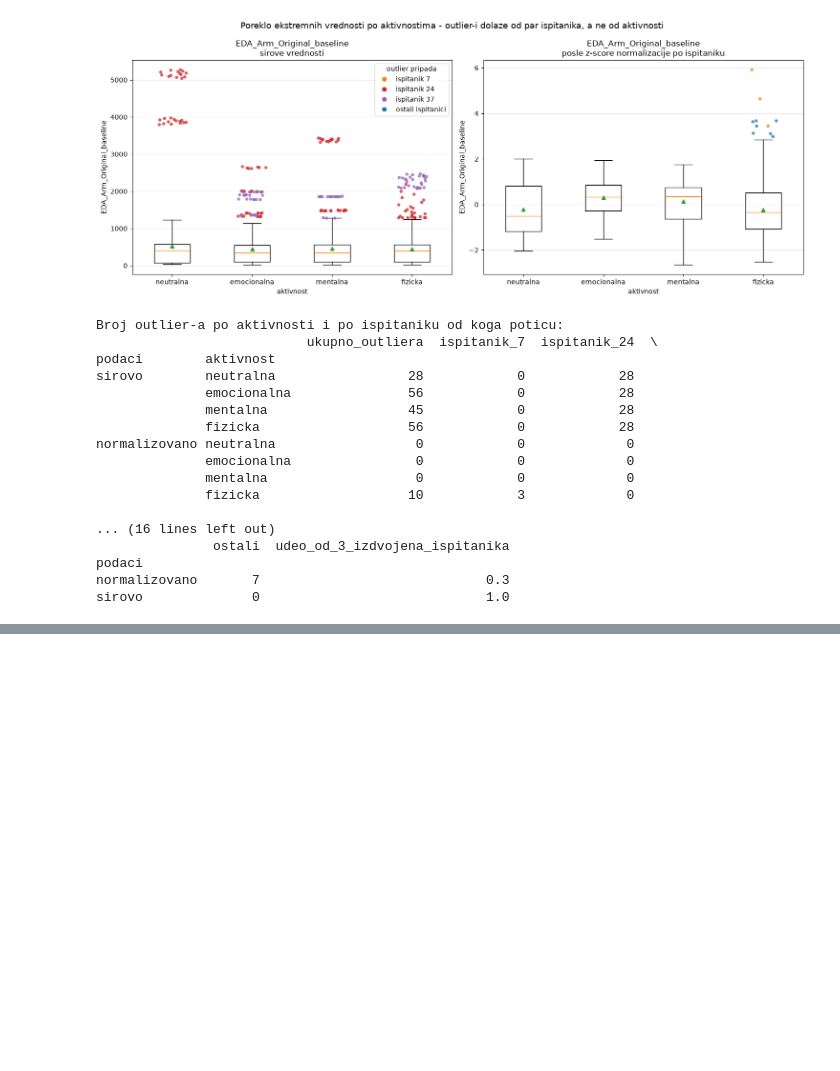
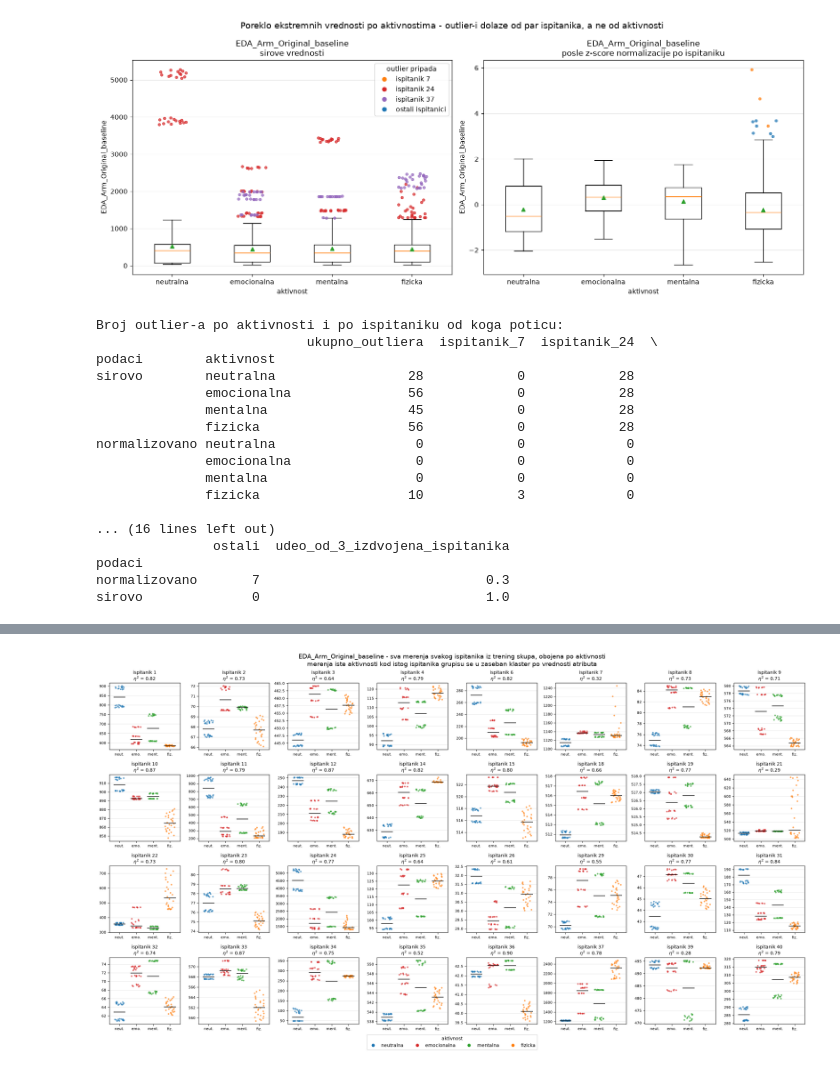
Before and after one commit to Boce03/ml_activity_classification, a Jupyter notebook: notebook.ipynb, the cells around one changed output, grey strips where cells are left out. Saved outputs shown, nothing was run; the diff lists cells and outputs as text; code cells hidden in the pictures; blank space fills up the shorter version.

```diff
--- a/notebook.ipynb
+++ b/notebook.ipynb
@@ -681,0 +791,97 @@ sirovo              0                             1.0
+# %%
+# Isti prikaz kao u prethodnoj celiji, samo sto umesto boxplot-a crtamo pojedinacna merenja kao tacke (scatter), obojene po aktivnosti.
+# Boxplot pokazuje samo sazetak raspodele (medijanu, kvartile), pa se ne vidi koliko merenja stvarno ima u svakoj grupi
+# niti da li se tacke dve aktivnosti mesaju ili su lepo razdvojene. Na scatter-u se vidi svako od 112 merenja ispitanika.
+# Tacke horizontalno rasipamo (jitter) jer bi inace svih 28 merenja jedne aktivnosti palo na istu vertikalnu liniju i preklopilo se.
+# Cilj je da se vidi da merenja iste aktivnosti kod istog ispitanika grade zaseban klaster po visini (po vrednosti atributa).
+
+STRIP_JITTER_WIDTH = 0.28
+
+rng = np.random.default_rng(RANDOM_STATE)
+
+fig, axes = plt.subplots(n_rows, n_columns, figsize=(22, 3.1 * n_rows))
+
+for ax, subject in zip(axes.ravel(), train_subjects):
+    subject_mask = groups_train == subject
+    subject_values = feature_by_subject[subject_mask]
+    subject_labels = y_train[subject_mask]
+
+    for position, activity in enumerate(activities, start=1):
+        points = subject_values[subject_labels == activity]
+        ax.scatter(
+            position + rng.uniform(-STRIP_JITTER_WIDTH, STRIP_JITTER_WIDTH, len(points)),
+            points,
+            color=ACTIVITY_PLOT_COLORS[activity],
+            s=12,
+            alpha=0.7,
+            edgecolors="none",
+        )
+        # crna crta na nivou medijane, kao orijentir gde je centar klastera
+        ax.hlines(points.median(), position - 0.35, position + 0.35, color="black", linewidth=1.2, zorder=3)
+
+    ax.set_xticks(activities)
+    ax.set_xticklabels([ACTIVITY_SHORT_NAMES[activity] for activity in activities])
+    ax.set_xlim(0.4, len(activities) + 0.6)
+    ax.set_title(f"ispitanik {subject}\n" + r"$\eta^2$ = " + f"{eta_per_subject[subject]:.2f}", fontsize=10)
+    ax.tick_params(axis="both", labelsize=8)
+    ax.grid(axis="y", alpha=0.3)
+
+for ax in axes.ravel()[len(train_subjects):]:
+    ax.axis("off")
+
+legend_handles = [
+    Line2D([], [], marker="o", linestyle="", color=ACTIVITY_PLOT_COLORS[activity], label=ACTIVITY_NAMES[activity])
+    for activity in activities
+]
+fig.legend(handles=legend_handles, title="aktivnost", loc="lower center", ncol=4, bbox_to_anchor=(0.5, -0.01))
+
+fig.suptitle(
+    f"{top_feature} - sva merenja svakog ispitanika iz trening skupa, obojena po aktivnosti\n"
+    "merenja iste aktivnosti kod istog ispitanika grupisu se u zaseban klaster po vrednosti atributa",
+    fontsize=14,
+)
+fig.tight_layout(rect=(0, 0.03, 1, 1))
+plt.show()
+
+# --- Brojcana provera koliko su klasteri stvarno razdvojeni ---
+# Za svako merenje jednog ispitanika trazimo njemu najblize merenje po vrednosti atributa (kod istog ispitanika, bez sebe samog)
+# i gledamo da li je ono iz iste aktivnosti. To je 1-NN tacnost sa izbacivanjem jednog merenja (leave-one-out) i direktno meri
+# ono sto se vidi na grafiku - da li su merenja iste aktivnosti stvarno grupisana. Slucajno pogadjanje bi dalo 0.25 (4 balansirane klase).
+# Namerno ne merimo preklapanje preko opsega [min, max] po klasi, jer je taj opseg osetljiv na jednu jedinu ekstremnu tacku
+# koja onda "proguta" citav klaster druge aktivnosti, pa bi mera izgledala mnogo losije nego sto grafik pokazuje.
+def nearest_neighbour_accuracy(values, labels):
+    values_array = values.to_numpy()
+    labels_array = labels.to_numpy()
+    distances = np.abs(values_array[:, None] - values_array[None, :])
+    np.fill_diagonal(distances, np.inf)  # merenje ne sme da bude sam sebi najblizi sused
+    nearest = distances.argmin(axis=1)
+    return float((labels_array[nearest] == labels_array).mean())
+
+
+cluster_quality = pd.DataFrame(
+    {
+        "eta2": eta_per_subject.round(3),
+        "tacnost_1NN": pd.Series(
+            {
+                subject: round(
+                    nearest_neighbour_accuracy(
+                        feature_by_subject[groups_train == subject], y_train[groups_train == subject]
+                    ),
+                    3,
+                )
+                for subject in train_subjects
+            }
+        ),
+    }
+)
+
+print("Kvalitet klastera po ispitaniku: ")
+print(cluster_quality.to_string())
+print("Medijana 1-NN tacnosti po ispitaniku: ", round(float(cluster_quality["tacnost_1NN"].median()), 4))
+print("Najmanja 1-NN tacnost: ", round(float(cluster_quality["tacnost_1NN"].min()), 4),
+      " (ispitanik ", int(cluster_quality["tacnost_1NN"].idxmin()), ")")
+print("Broj ispitanika sa 1-NN tacnoscu preko 0.8: ", int((cluster_quality["tacnost_1NN"] > 0.8).sum()),
+      " od ", len(train_subjects))
+print("Tacnost slucajnog pogadjanja za 4 balansirane klase: 0.25")
+# %% [output]
+[figure, added]
```
Also changed, not shown: parts of 2 cells of this notebook.
